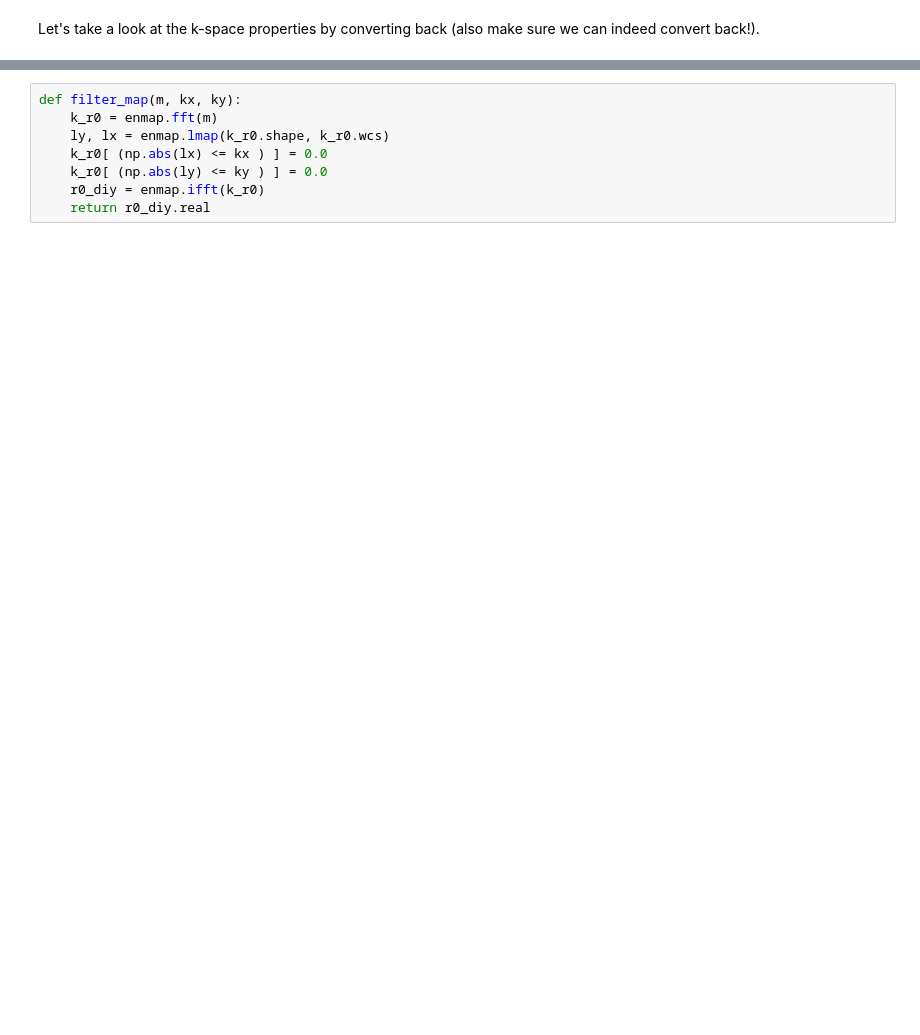
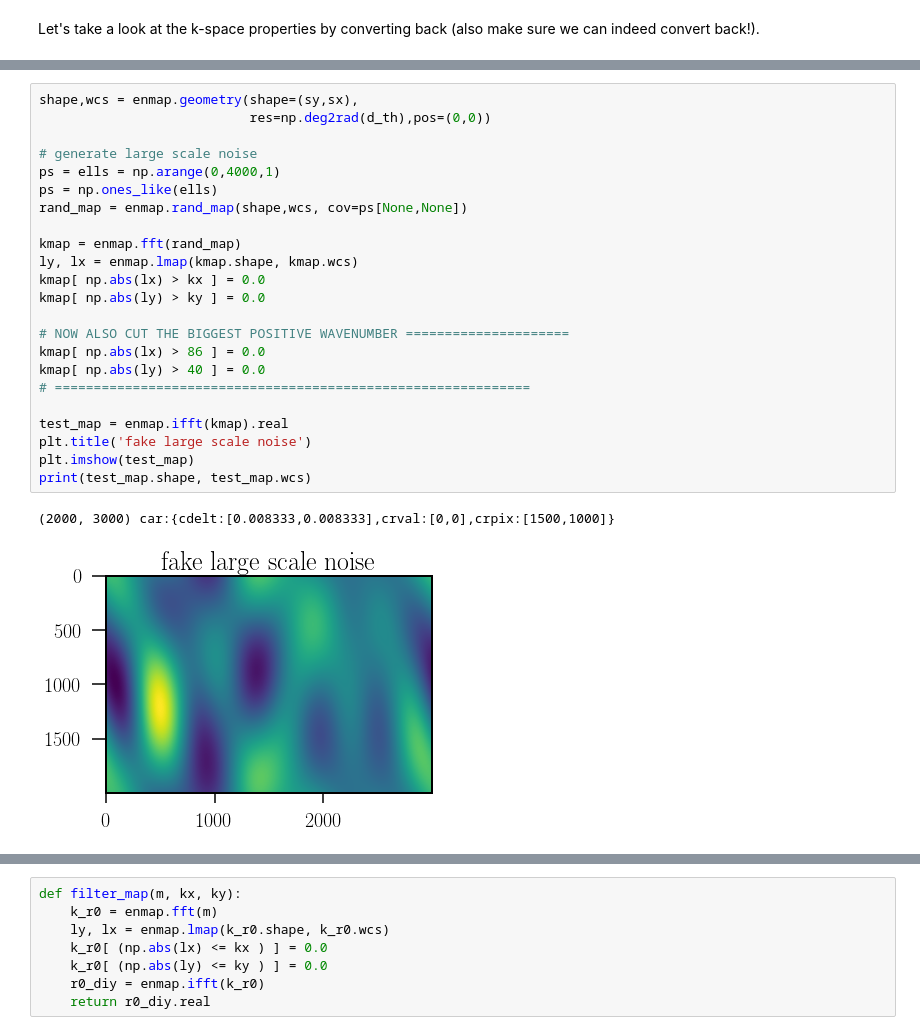
Before and after one commit to xzackli/actps, a Jupyter notebook: kspace.ipynb, the cells around one changed output, grey strips where cells are left out. Drawn from its saved outputs; the diff is of its cells as text; blank space fills up the shorter version.

```diff
--- a/kspace.ipynb
+++ b/kspace.ipynb
@@ -79,0 +94,26 @@ plt.imshow(filtered)
+# %%
+shape,wcs = enmap.geometry(shape=(sy,sx),
+                           res=np.deg2rad(d_th),pos=(0,0))
+
+# generate large scale noise
+ps = ells = np.arange(0,4000,1)
+ps = np.ones_like(ells)
+rand_map = enmap.rand_map(shape,wcs, cov=ps[None,None])
+
+kmap = enmap.fft(rand_map)
+ly, lx = enmap.lmap(kmap.shape, kmap.wcs)
+kmap[ np.abs(lx) > kx ] = 0.0
+kmap[ np.abs(ly) > ky ] = 0.0
+
+# NOW ALSO CUT THE BIGGEST POSITIVE WAVENUMBER =====================
+kmap[ np.abs(lx) > 86 ] = 0.0
+kmap[ np.abs(ly) > 40 ] = 0.0
+# =============================================================
+
+test_map = enmap.ifft(kmap).real
+plt.title('fake large scale noise')
+plt.imshow(test_map)
+print(test_map.shape, test_map.wcs)
+# %% [output]
+(2000, 3000) car:{cdelt:[0.008333,0.008333],crval:[0,0],crpix:[1500,1000]}
+[figure, added]
```
Also changed, not shown: parts of 15 cells of this notebook.
